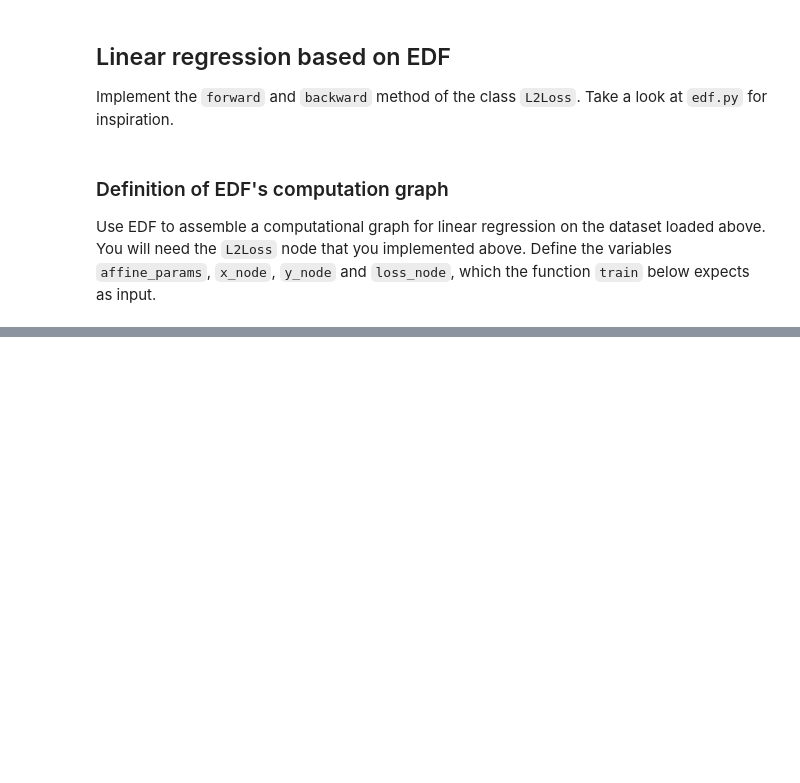
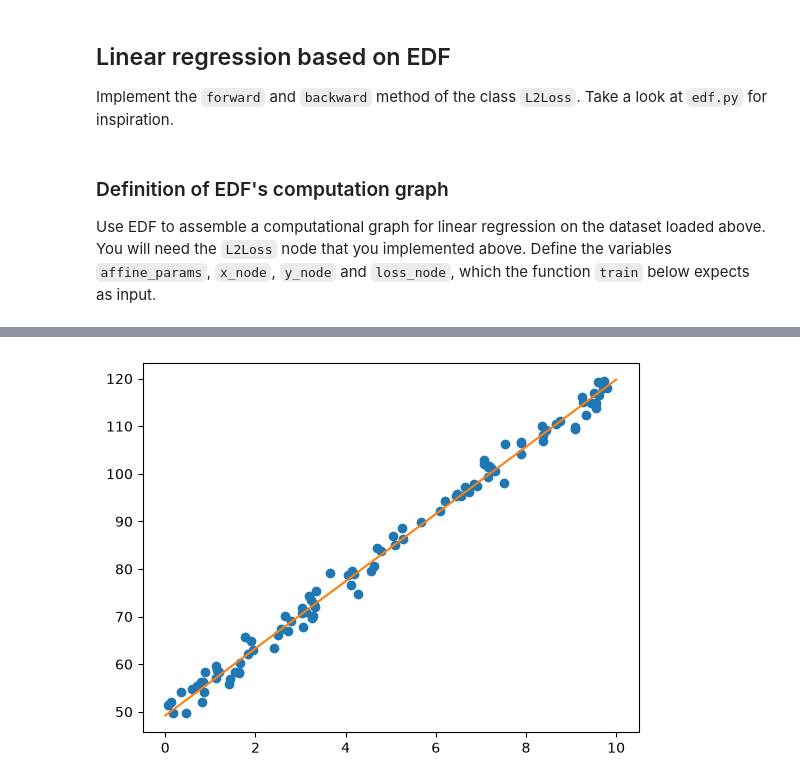
Before and after one commit to stuckkk/deep-learning, a Jupyter notebook: 01/linear_regression.ipynb, the cells around one changed output, grey strips where cells are left out. Cells and saved outputs as stored; diff of their text form; code cells hidden in the pictures; blank space fills up the shorter version.

```diff
--- a/01/linear_regression.ipynb
+++ b/01/linear_regression.ipynb
@@ -83,16 +122,22 @@ class L2Loss(edf.CompNode):
         self.y_hat = y_hat
 
     def forward(self):
-        pass
+        self.value = (self.y.value - self.y_hat.value) ** 2
 
     def backward(self):
-        pass
+        self.y_hat.addgrad(-1 * self.grad * 2 * (self.y.value - self.y_hat.value))
 # %% [markdown]
 ### Definition of EDF's computation graph
 Use EDF to assemble a computational graph for linear regression on the dataset loaded above. You will need the `L2Loss` node that you implemented above. Define the variables `affine_params`, `x_node`, `y_node` and `loss_node`, which the function `train` below expects as input.
 # %%
 edf.clear_compgraph()
 # Define the computational graph for Linear Regression below this line in this cell
+
+x_node = edf.Input()
+y_node = edf.Input()
+affine_params = edf.AffineParams(1, 1)
+affine_node = edf.Affine(affine_params, x_node)
+loss_node = L2Loss(y_node, affine_node)
 # %%
 def train(num_steps, x, y, affine_params, x_node, y_node, loss_node):
     affine_params.A.value[0, 0] = 4 # manually overwrite EDF's random initalization to get consistent results
@@ -113,0 +175,4 @@ train(num_steps, x, y, affine_params, x_node, y_node, loss_node)
+# %%
+plot(x, y, 7.06, 49.2)
+# %% [output]
+[figure, added]
```
Also changed, not shown: parts of 4 cells of this notebook, 3 other files.
